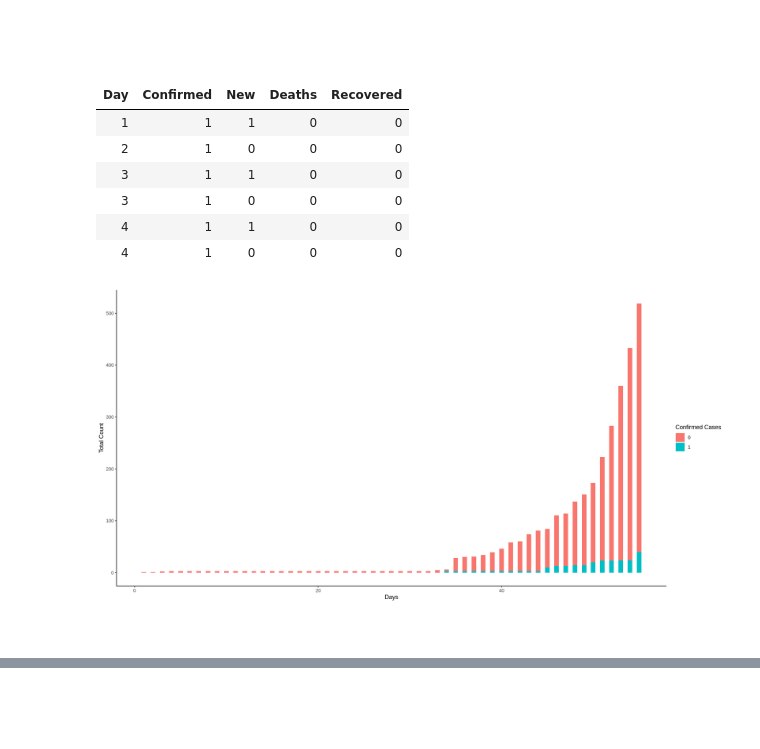
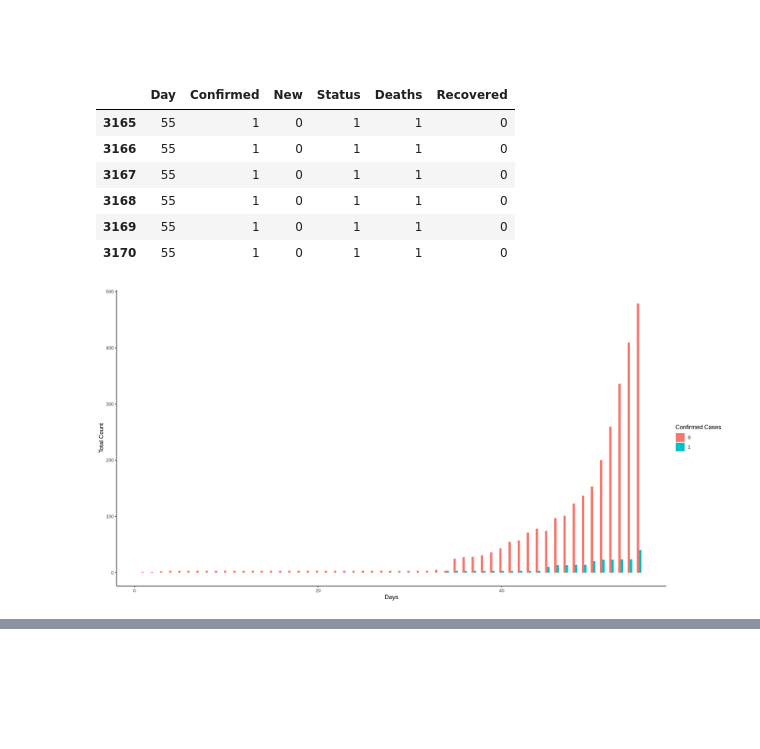
Before and after one commit to ravi-prakash1907/COVID-19-India, a Jupyter notebook: india-today/Understand India.ipynb, the cells around one changed output, grey strips where cells are left out. Drawn from its saved outputs; the diff is of its cells as text; code cells hidden in the pictures; blank space fills up the shorter version.

```diff
--- a/india-today/Understand India.ipynb
+++ b/india-today/Understand India.ipynb
@@ -199,36 +256,40 @@ ggplot(df, aes(x = Day, fill = factor(Deaths))) +
 [figure]
 # %% [markdown]
 <br /><br />
-# %%
-## adding Recovered
-r = NULL
-for(day in days){
-    ones = as.numeric(india$Recovered[day]) # recovered
-    zeros = as.numeric(india$Confirmed[day]) - as.numeric(india$Recovered[day]) # not recovered
-
-    #r = c(r, c(rep('Recovery', ones), rep('Not Recovered', zeros)))
-    r = c(r, c(rep(1, ones), rep(0, zeros)))
-}
-
-df = cbind(df, Recovered = r)
+# %%
+# Adding Recovered
+df = cbind(df, Recovered = NA)
+## 0: not recovered
+## 1: recovered
+
+
+for(i in 1:nrow(df)){
+    if(df$Status[i] == 0){
+        df$Recovered[i] = 0
+    }
+    else{
+        if(df$Deaths[i] == 0){
+            df$Recovered[i] = 1}
+        else{
+            df$Recovered[i] = 0}
+    }
+}
 # %%
-head(df)
+tail(df)
 # %% [output]
-| Day | Confirmed | New | Deaths | Recovered |
-| 1 | 1 | 1 | 0 | 0 |
-| 2 | 1 | 0 | 0 | 0 |
-| 3 | 1 | 1 | 0 | 0 |
-| 3 | 1 | 0 | 0 | 0 |
-| 4 | 1 | 1 | 0 | 0 |
-| 4 | 1 | 0 | 0 | 0 |
+|  | Day | Confirmed | New | Status | Deaths | Recovered |
+| 3165 | 55 | 1 | 0 | 1 | 1 | 0 |
+| 3166 | 55 | 1 | 0 | 1 | 1 | 0 |
+| 3167 | 55 | 1 | 0 | 1 | 1 | 0 |
+| 3168 | 55 | 1 | 0 | 1 | 1 | 0 |
+| 3169 | 55 | 1 | 0 | 1 | 1 | 0 |
+| 3170 | 55 | 1 | 0 | 1 | 1 | 0 |
 # %%
 ## days with recovered & confirmed
 ggplot(df, aes(x = Day, fill = factor(Recovered))) +
-  geom_histogram(binwidth = 0.5) +
+  geom_histogram(binwidth = 0.5, position="dodge") +
   xlab("Days") +
   ylab("Total Count") +
   labs(fill = "Confirmed Cases")
 # %% [output]
-[figure, old version]
+[figure, new version]
-# %% [markdown]
-<br />
```
Also changed, not shown: parts of 22 cells of this notebook, 1 other file.
